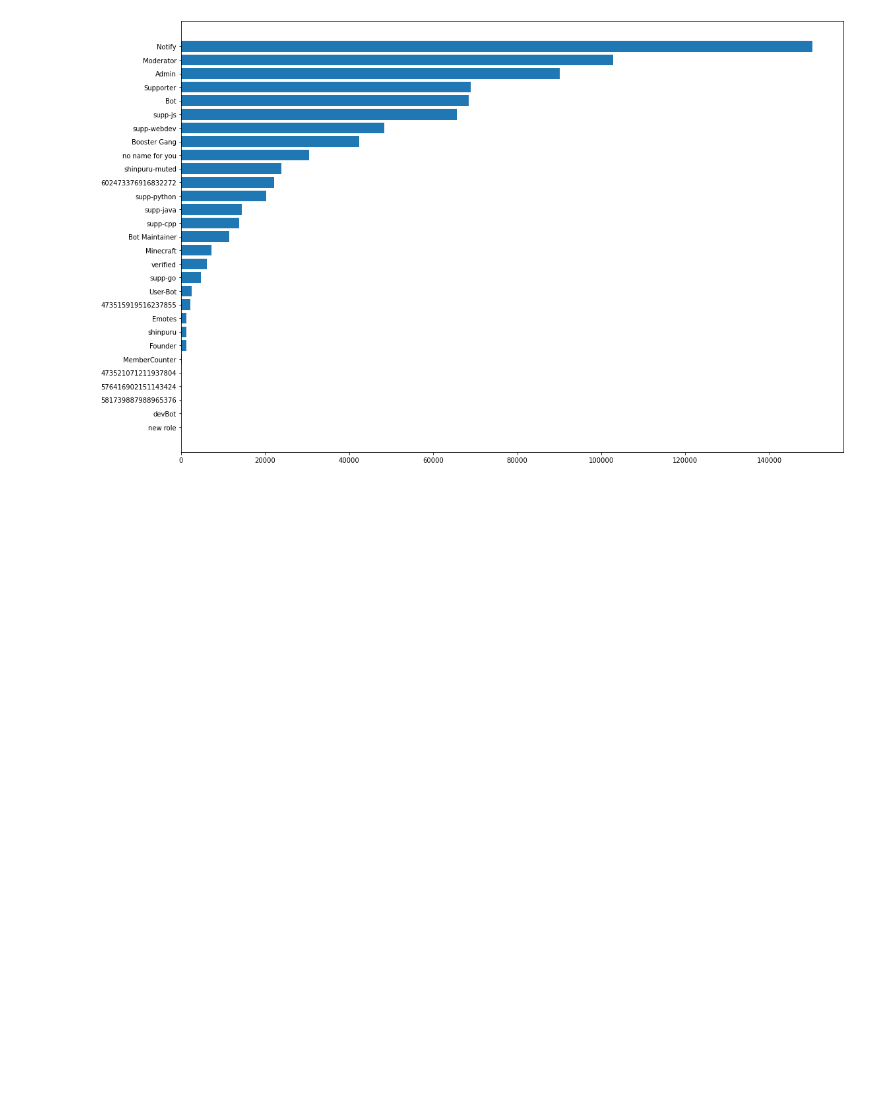
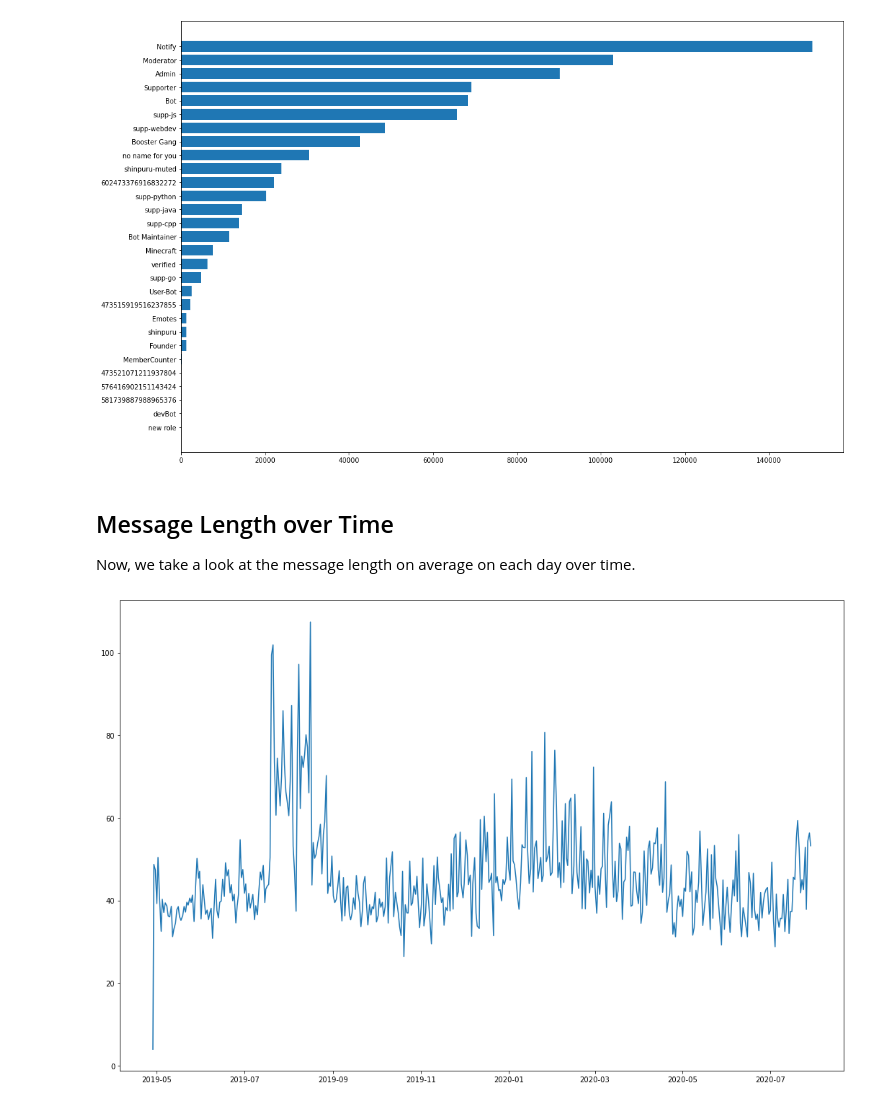
Before and after one commit to dev-schueppchen/kirby-results, a Jupyter notebook: Messages.ipynb, the cells around one changed output. Cells and saved outputs as stored; diff of their text form; code cells hidden in the pictures; blank space fills up the shorter version.

```diff
--- a/Messages.ipynb
+++ b/Messages.ipynb
@@ -167,3 +165,29 @@ plt.barh(roles, n_msgs)
 plt.show()
 # %% [output]
 [figure]
+# %% [markdown]
+## Message Length over Time
+
+Now, we take a look at the message length on average on each day over time.
+# %%
+lengths = []
+dates = []
+
+last_day = 0
+c_length = 0
+count = 0
+for m in messages_data.clone():
+    date = m.get('timestamp')
+    c_length += m.get('contentlen')
+    count += 1
+    if date.day != last_day:
+        last_day = date.day
+        lengths.append(c_length / count)
+        dates.append(date)
+        c_length = 0
+        count = 0
+
+plt.plot(dates, lengths)
+plt.show()
+# %% [output]
+[figure, added]
```
Also changed, not shown: parts of 4 cells of this notebook, 1 other file.
